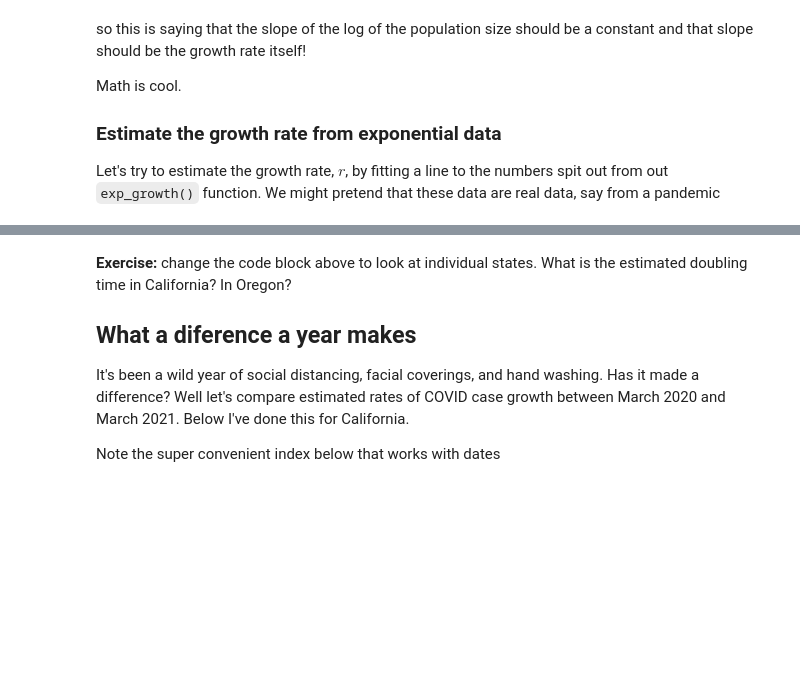
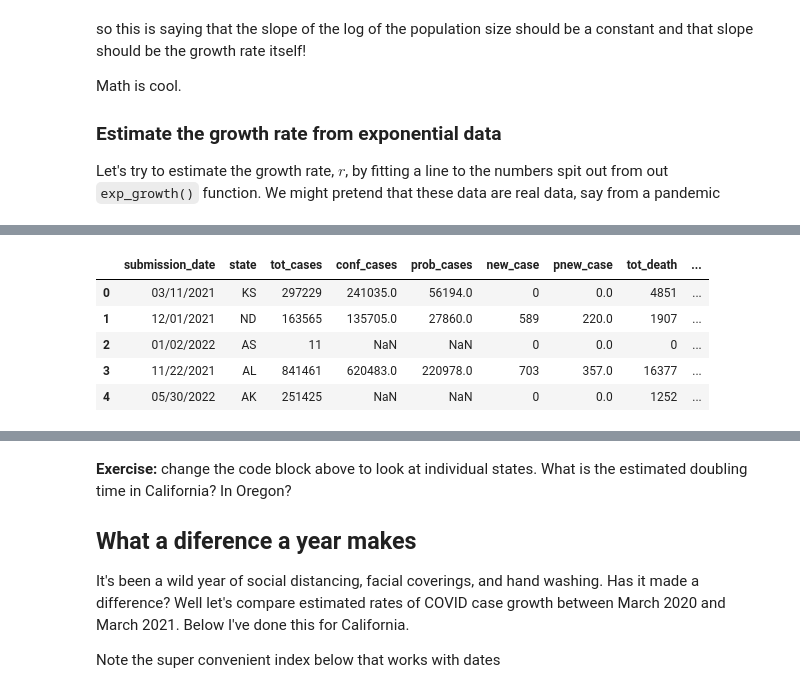
Before and after one commit to andrewkern/bio399, a Jupyter notebook: week2.ipynb, the cells around one changed output, grey strips where cells are left out. Cells and saved outputs as stored; diff of their text form; code cells hidden in the pictures; blank space fills up the shorter version.

```diff
--- a/week2.ipynb
+++ b/week2.ipynb
@@ -110,0 +132,9 @@ Let's work on the CDC data that we brought in earlier. We will restrict ourselve
+# %%
+x.head()
+# %% [output]
+|  | submission_date | state | tot_cases | conf_cases | prob_cases | new_case | pnew_case | tot_death | ... |
+| 0 | 03/11/2021 | KS | 297229 | 241035.0 | 56194.0 | 0 | 0.0 | 4851 | ... |
+| 1 | 12/01/2021 | ND | 163565 | 135705.0 | 27860.0 | 589 | 220.0 | 1907 | ... |
+| 2 | 01/02/2022 | AS | 11 | NaN | NaN | 0 | 0.0 | 0 | ... |
+| 3 | 11/22/2021 | AL | 841461 | 620483.0 | 220978.0 | 703 | 357.0 | 16377 | ... |
+| 4 | 05/30/2022 | AK | 251425 | NaN | NaN | 0 | 0.0 | 1252 | ... |
```
Also changed, not shown: parts of 15 cells of this notebook.
